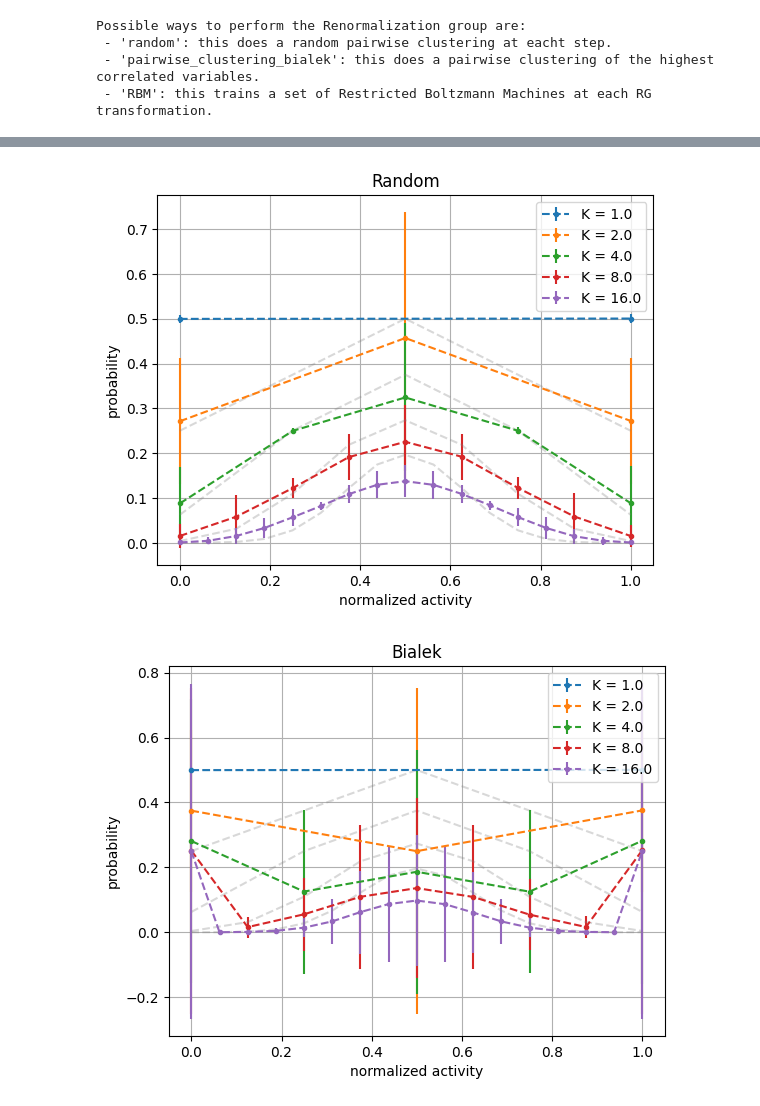
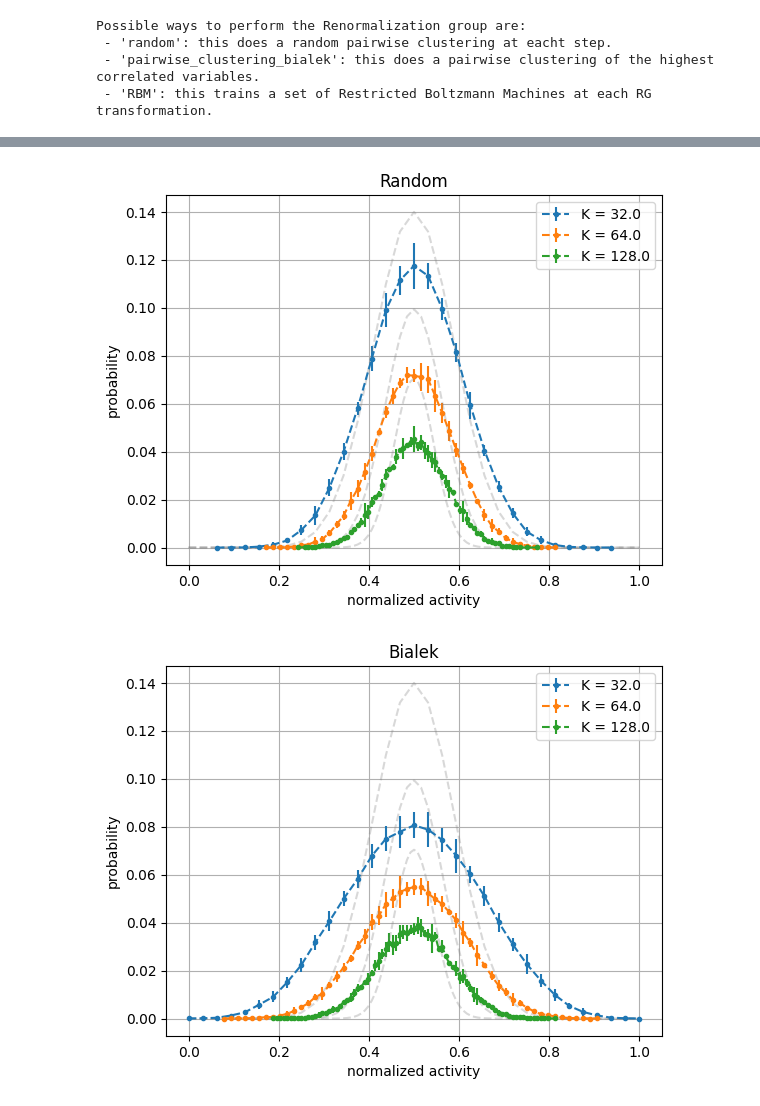
Before and after one commit to KKMGeraedts/Renormalization-Group-Bialek, a Jupyter notebook: Studying Scaling Behabiaour of Real Space RG (Bialek).ipynb, the cells around one changed output, grey strips where cells are left out. Cells and saved outputs as stored; diff of their text form; code cells hidden in the pictures.

```diff
--- a/Studying Scaling Behabiaour of Real Space RG (Bialek).ipynb
+++ b/Studying Scaling Behabiaour of Real Space RG (Bialek).ipynb
@@ -29,11 +29,14 @@ Lets start by loading in the datasets we want to study. We will load in the foll
 # %% [markdown]
 ### Filenames
 # %%
-f = "input/2d_Ising_model_samples.npy"
-f = "input/mixed_correlation_3clusters.npy"
-#f = "input/HG19_k6_mu0.00_(20,4,5)_B0.55_N1000_00.dat"
+f = "input/mixed_correlation_Nclusters=16_SizeClusters=32.npy"
+f = "input/2dising/2d_Ising_metropolis_L=16,T=10.npy"
+#f = "input/HG19_k6_datasets/HG19_k6_mu1.00_(20,4,5)_B0.55_N1000_00.dat"
 #file_data_gaussian = "input/gaussian_distribution_data.npy"
-#f_data_1dising = ""
+#f_data_1dising = "
+
+save_plot = True
+output_dir = ""
 # %% [markdown]
 ### Create a RGObject for each dataset we want to analyse
 # %%
@@ -151,9 +162,62 @@ plot_eigenvalue_spectra_within_clusters(Xs_bialek, clusters_bialek, title="Biale
 # %%
+def plot_normalized_activity(p_averages, p_stds, unique_activity_values, clusters, rg_range=(0,0), title=""):
+    """
+    Plots the distribution of the normalized activity. Given the average probabilities, standard deviations and the unique values at each
+    step of the coarse-graining. This data can be obtained from the RG_class.
+
+    Parameters:
+        p_averages - a list of size = n_rg_iterations with each list containing an numpy array of the average activity across all clusters
+        p_stds - a list of size = n_rg_iterations with each list containing an numpy array of the standard deviation of the activity across all clusters
+        unique_activity_values - a list of size = n_rg_iterations with each list containing an numpy array of the unique activity values in the clusters
+    """
+    cluster_sizes = [len(clusters[0]) / len(c) for c in clusters]
+
+    if rg_range != (0,0):
+
+        cluster_sizes = cluster_sizes[rg_range[0]:rg_range[1]]
+        p_averages = p_averages[rg_range[0]:rg_range[1]]
+        p_stds = p_stds[rg_range[0]:rg_range[1]]
+        unique_activity_values = unique_activity_values[rg_range[0]:rg_range[1]]
+        clusters = clusters[rg_range[0]:rg_range[1]]
+
+    for i, _ in enumerate(p_averages):
+        plt.errorbar(unique_activity_values[i], p_averages[i], 2*p_stds[i], fmt="o--", markersize=3, label=f"K = {cluster_sizes[i]}")
+
+        # Plot probability distribution of binomial p=0.5 with n=cluster_size
+        n = cluster_sizes[i]
+        p = 0.5
+        x = np.arange(0, n+1)
+        plt.plot(x / cluster_sizes[i], binom.pmf(x, n, p), '--', color="grey", alpha=0.3)
+
+
+    plt.ylabel("probability")
+    plt.xlabel("normalized activity")
+    plt.title("Probability distribution of the normalized activity")
+    plt.grid(True)
+    plt.legend(loc="upper right")
+    plt.title(title)
+    plt.show()
+
 # Plot distribution of activity
-plot_normalized_activity(p_averages_random, p_stds_random, unique_activity_values_random, clusters_random, title="Random")
-plot_normalized_activity(p_averages_bialek, p_stds_bialek, unique_activity_values_bialek, clusters_bialek, title="Bialek")
+rg_range = (5, len(clusters_bialek))
+
+# Random
+plot_normalized_activity(p_averages_random,
+                         p_stds_random,
+                         unique_activity_values_random,
+                         clusters_random,
+                         rg_range,
+                         title="Random")
+
+# Bialek
+plot_normalized_activity(p_averages_bialek,
+                         p_stds_bialek,
+                         unique_activity_values_bialek,
+                         clusters_bialek,
+                         rg_range,
+                         title="Bialek")
 # %% [output]
-[figure, old version]
+[figure, new version]
-[figure, old version]
+[figure, new version]
 # %%
 # Plot the eigenvalue spectrum of the coarse-grained variables at different points in the RGTs
```
Also changed, not shown: parts of 14 cells of this notebook, 13 other files.
